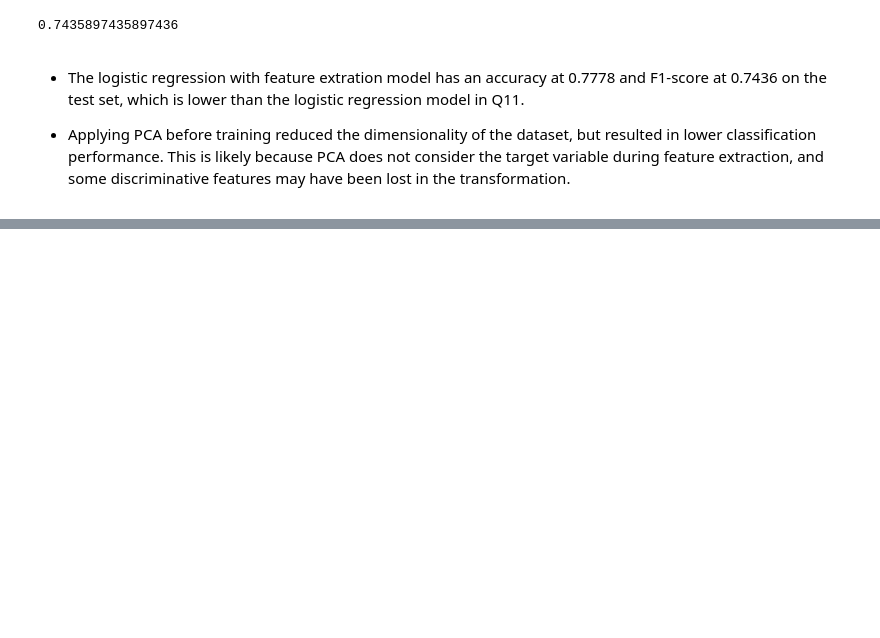
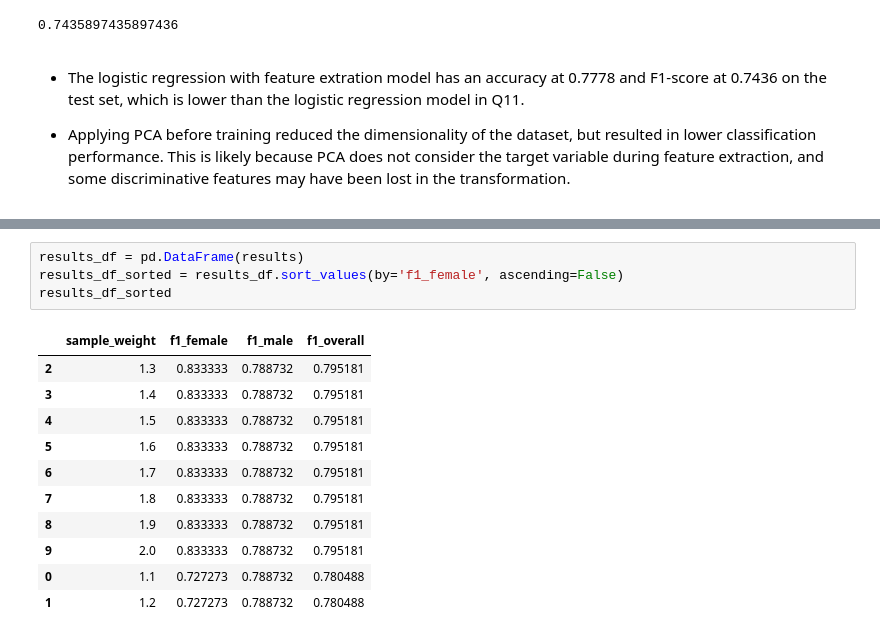
Before and after one commit to SimonLinxy/STATS3DA3_A6, a Jupyter notebook: Assignment6.ipynb, the cells around one changed output, grey strips where cells are left out. Saved outputs shown, nothing was run; the diff lists cells and outputs as text; blank space fills up the shorter version.

```diff
--- a/Assignment6.ipynb
+++ b/Assignment6.ipynb
@@ -685,0 +753,16 @@ f1_logreg_fe
+# %%
+results_df = pd.DataFrame(results)
+results_df_sorted = results_df.sort_values(by='f1_female', ascending=False)
+results_df_sorted
+# %% [output]
+|  | sample_weight | f1_female | f1_male | f1_overall |
+| 2 | 1.3 | 0.833333 | 0.788732 | 0.795181 |
+| 3 | 1.4 | 0.833333 | 0.788732 | 0.795181 |
+| 4 | 1.5 | 0.833333 | 0.788732 | 0.795181 |
+| 5 | 1.6 | 0.833333 | 0.788732 | 0.795181 |
+| 6 | 1.7 | 0.833333 | 0.788732 | 0.795181 |
+| 7 | 1.8 | 0.833333 | 0.788732 | 0.795181 |
+| 8 | 1.9 | 0.833333 | 0.788732 | 0.795181 |
+| 9 | 2.0 | 0.833333 | 0.788732 | 0.795181 |
+| 0 | 1.1 | 0.727273 | 0.788732 | 0.780488 |
+| 1 | 1.2 | 0.727273 | 0.788732 | 0.780488 |
```
Also changed, not shown: parts of 39 cells of this notebook.
